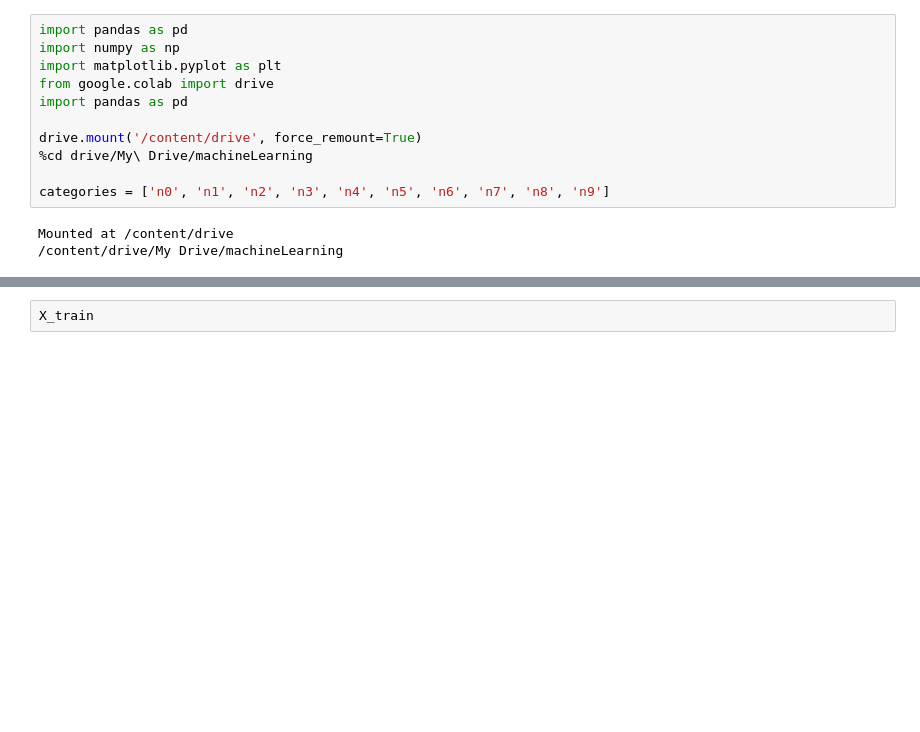
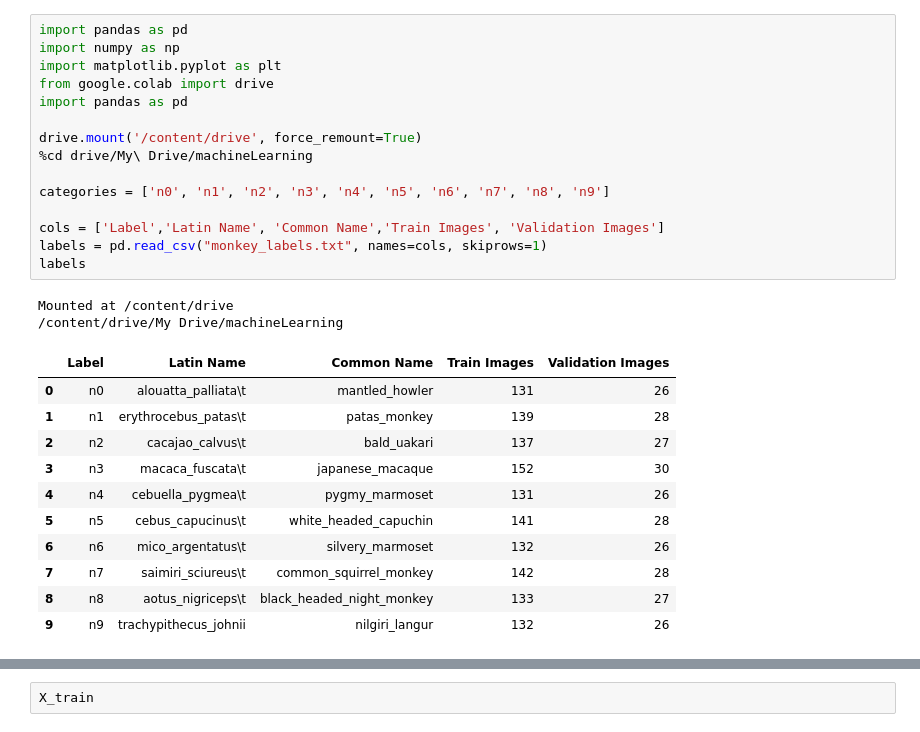
Before and after one commit to hadar22/machineLearning, a Jupyter notebook: classificationOfMonkeys.ipynb, the cells around one changed output, grey strips where cells are left out. Drawn from its saved outputs; the diff is of its cells as text; blank space fills up the shorter version.

```diff
--- a/classificationOfMonkeys.ipynb
+++ b/classificationOfMonkeys.ipynb
@@ -3,14 +28,29 @@
 # %%
 import pandas as pd
 import numpy as np
 import matplotlib.pyplot as plt
 from google.colab import drive
 import pandas as pd
 
 drive.mount('/content/drive', force_remount=True)
 %cd drive/My\ Drive/machineLearning
 
 categories = ['n0', 'n1', 'n2', 'n3', 'n4', 'n5', 'n6', 'n7', 'n8', 'n9']
+
+cols = ['Label','Latin Name', 'Common Name','Train Images', 'Validation Images']
+labels = pd.read_csv("monkey_labels.txt", names=cols, skiprows=1)
+labels
 # %% [output]
 Mounted at /content/drive
 /content/drive/My Drive/machineLearning
+|  | Label | Latin Name | Common Name | Train Images | Validation Images |
+| 0 | n0 | alouatta_palliata\t | mantled_howler | 131 | 26 |
+| 1 | n1 | erythrocebus_patas\t | patas_monkey | 139 | 28 |
+| 2 | n2 | cacajao_calvus\t | bald_uakari | 137 | 27 |
+| 3 | n3 | macaca_fuscata\t | japanese_macaque | 152 | 30 |
+| 4 | n4 | cebuella_pygmea\t | pygmy_marmoset | 131 | 26 |
+| 5 | n5 | cebus_capucinus\t | white_headed_capuchin | 141 | 28 |
+| 6 | n6 | mico_argentatus\t | silvery_marmoset | 132 | 26 |
+| 7 | n7 | saimiri_sciureus\t | common_squirrel_monkey | 142 | 28 |
+| 8 | n8 | aotus_nigriceps\t | black_headed_night_monkey | 133 | 27 |
+| 9 | n9 | trachypithecus_johnii | nilgiri_langur | 132 | 26 |
```
Also changed, not shown: parts of 31 cells of this notebook.
